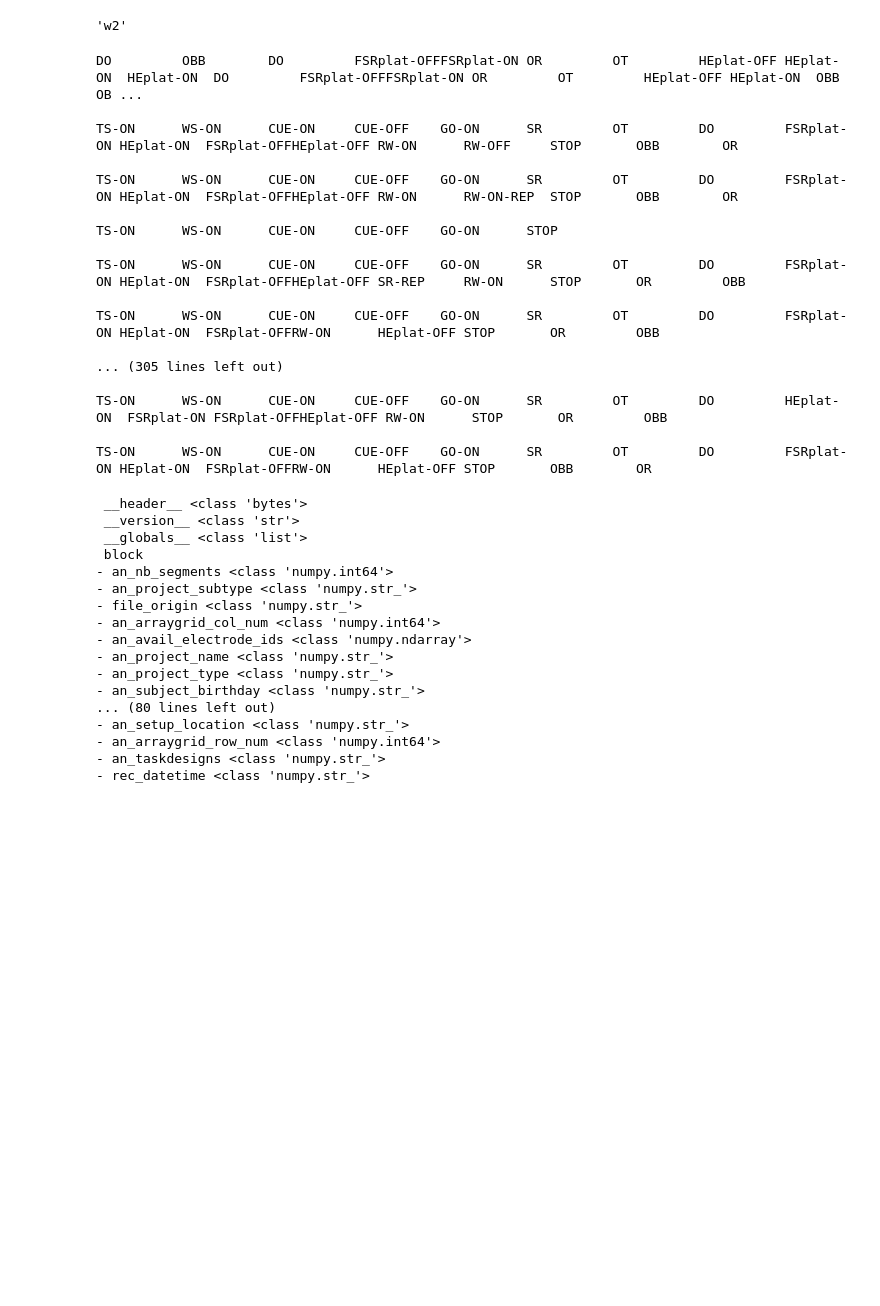
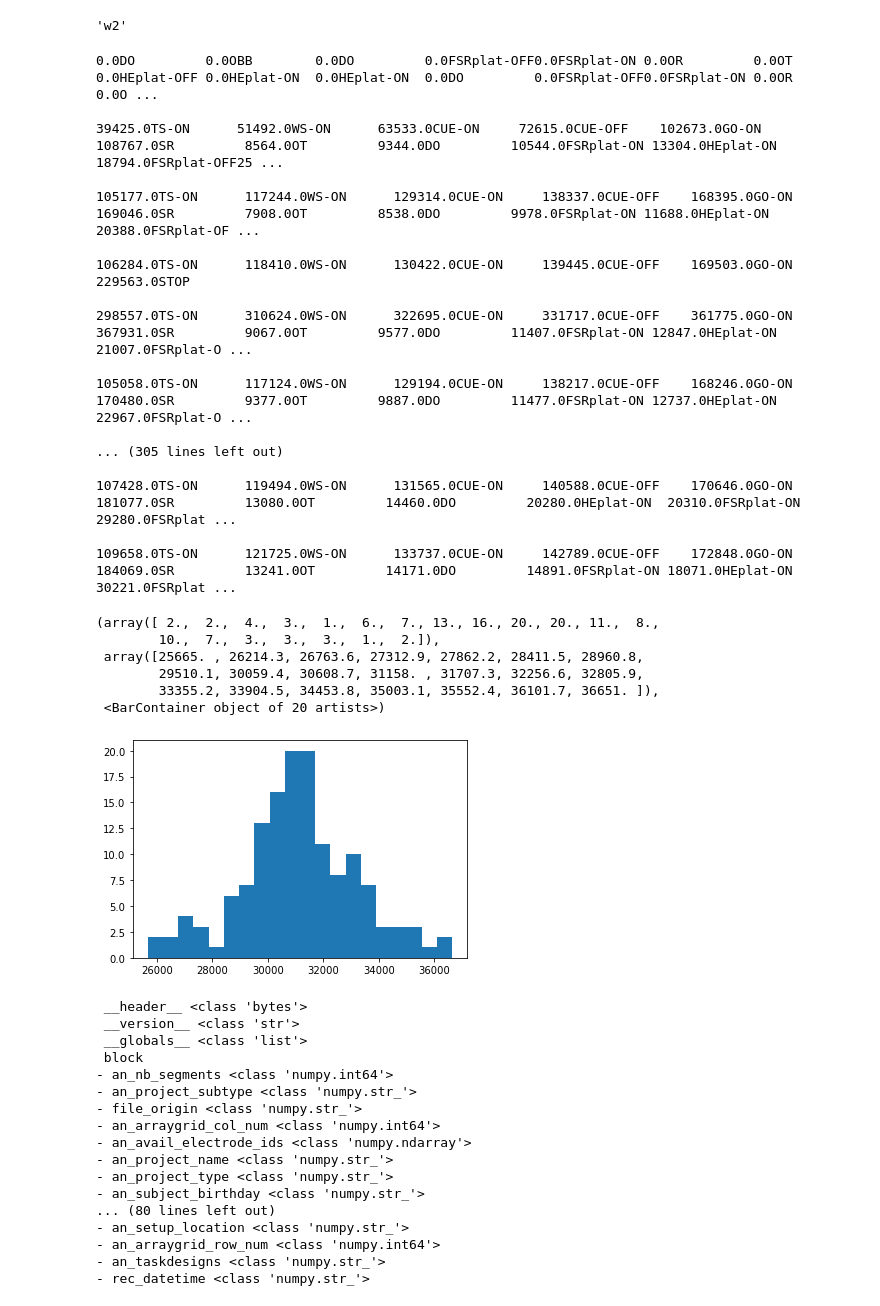
Before and after one commit to YunruoNi/BCI_Project, a Jupyter notebook: Data_Explore/explore.ipynb, the cells around one changed output. Drawn from its saved outputs; the diff is of its cells as text; code cells hidden in the pictures; blank space fills up the shorter version.

```diff
--- a/Data_Explore/explore.ipynb
+++ b/Data_Explore/explore.ipynb
@@ -87,32 +87,52 @@ array(['CUE-OFF    ', 'CUE-ON     ', 'DO         ', 'FSRplat-OFF',
 # %% [output]
 'w2'
 # %%
+event_data = data['block']['segments'][0][0][0][0][0][0]['events'][0][2][0][0]
+
 buffer = ''
-for s in data['block']['segments'][0][0][0][0][0][0]['events'][0][2][0][0]['an_trial_event_labels']:
+last_t = -1
+ts = []
+for s, t in zip(event_data['an_trial_event_labels'],
+                event_data['times'][0]):
     if s[:5] == 'TS-ON':
         if 'ERROR' not in buffer:
 #         if True:
             print(buffer, '\n')
         buffer = ''
+    buffer += str(t-last_t)
+    if s[:6] == 'RW-ON ': ts.append(t-last_t)
     buffer += s
+    if s[:5] == 'SR   ':
+        last_t = t
 # %% [output]
-DO         OBB        DO         FSRplat-OFFFSRplat-ON OR         OT         HEplat-OFF HEplat-ON  HEplat-ON  DO         FSRplat-OFFFSRplat-ON OR         OT         HEplat-OFF HEplat-ON  OBB        OB ...
+0.0DO         0.0OBB        0.0DO         0.0FSRplat-OFF0.0FSRplat-ON 0.0OR         0.0OT         0.0HEplat-OFF 0.0HEplat-ON  0.0HEplat-ON  0.0DO         0.0FSRplat-OFF0.0FSRplat-ON 0.0OR         0.0O ...
 
-TS-ON      WS-ON      CUE-ON     CUE-OFF    GO-ON      SR         OT         DO         FSRplat-ON HEplat-ON  FSRplat-OFFHEplat-OFF RW-ON      RW-OFF     STOP       OBB        OR
+39425.0TS-ON      51492.0WS-ON      63533.0CUE-ON     72615.0CUE-OFF    102673.0GO-ON      108767.0SR         8564.0OT         9344.0DO         10544.0FSRplat-ON 13304.0HEplat-ON  18794.0FSRplat-OFF25 ...
 
-TS-ON      WS-ON      CUE-ON     CUE-OFF    GO-ON      SR         OT         DO         FSRplat-ON HEplat-ON  FSRplat-OFFHEplat-OFF RW-ON      RW-ON-REP  STOP       OBB        OR
+105177.0TS-ON      117244.0WS-ON      129314.0CUE-ON     138337.0CUE-OFF    168395.0GO-ON      169046.0SR         7908.0OT         8538.0DO         9978.0FSRplat-ON 11688.0HEplat-ON  20388.0FSRplat-OF ...
 
-TS-ON      WS-ON      CUE-ON     CUE-OFF    GO-ON      STOP
+106284.0TS-ON      118410.0WS-ON      130422.0CUE-ON     139445.0CUE-OFF    169503.0GO-ON      229563.0STOP
 
-TS-ON      WS-ON      CUE-ON     CUE-OFF    GO-ON      SR         OT         DO         FSRplat-ON HEplat-ON  FSRplat-OFFHEplat-OFF SR-REP     RW-ON      STOP       OR         OBB
+298557.0TS-ON      310624.0WS-ON      322695.0CUE-ON     331717.0CUE-OFF    361775.0GO-ON      367931.0SR         9067.0OT         9577.0DO         11407.0FSRplat-ON 12847.0HEplat-ON  21007.0FSRplat-O ...
 
-TS-ON      WS-ON      CUE-ON     CUE-OFF    GO-ON      SR         OT         DO         FSRplat-ON HEplat-ON  FSRplat-OFFRW-ON      HEplat-OFF STOP       OR         OBB
+105058.0TS-ON      117124.0WS-ON      129194.0CUE-ON     138217.0CUE-OFF    168246.0GO-ON      170480.0SR         9377.0OT         9887.0DO         11477.0FSRplat-ON 12737.0HEplat-ON  22967.0FSRplat-O ...
 
 ... (305 lines left out)
 
-TS-ON      WS-ON      CUE-ON     CUE-OFF    GO-ON      SR         OT         DO         HEplat-ON  FSRplat-ON FSRplat-OFFHEplat-OFF RW-ON      STOP       OR         OBB
+107428.0TS-ON      119494.0WS-ON      131565.0CUE-ON     140588.0CUE-OFF    170646.0GO-ON      181077.0SR         13080.0OT         14460.0DO         20280.0HEplat-ON  20310.0FSRplat-ON 29280.0FSRplat ...
 
-TS-ON      WS-ON      CUE-ON     CUE-OFF    GO-ON      SR         OT         DO         FSRplat-ON HEplat-ON  FSRplat-OFFRW-ON      HEplat-OFF STOP       OBB        OR
+109658.0TS-ON      121725.0WS-ON      133737.0CUE-ON     142789.0CUE-OFF    172848.0GO-ON      184069.0SR         13241.0OT         14171.0DO         14891.0FSRplat-ON 18071.0HEplat-ON  30221.0FSRplat ...
+# %%
+plt.hist(ts, bins=20)
+# plt.violin(ts)
+# %% [output]
+(array([ 2.,  2.,  4.,  3.,  1.,  6.,  7., 13., 16., 20., 20., 11.,  8.,
+        10.,  7.,  3.,  3.,  3.,  1.,  2.]),
+ array([25665. , 26214.3, 26763.6, 27312.9, 27862.2, 28411.5, 28960.8,
+        29510.1, 30059.4, 30608.7, 31158. , 31707.3, 32256.6, 32805.9,
+        33355.2, 33904.5, 34453.8, 35003.1, 35552.4, 36101.7, 36651. ]),
+ <BarContainer object of 20 artists>)
+[figure, added]
 # %%
 def myprint(data, depth=0):
     if depth >= 6: return
```
Also changed, not shown: 1 other file.
